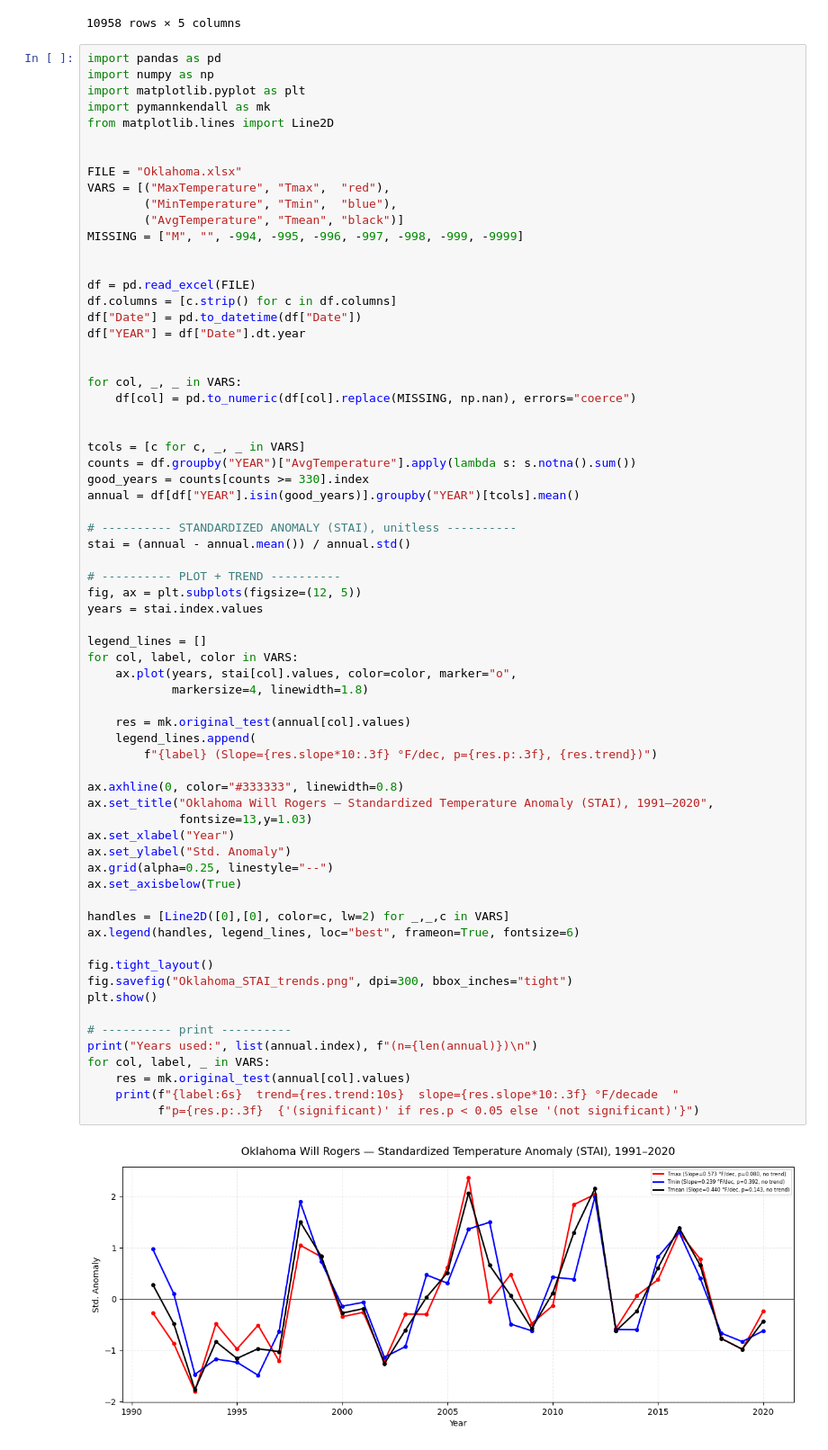
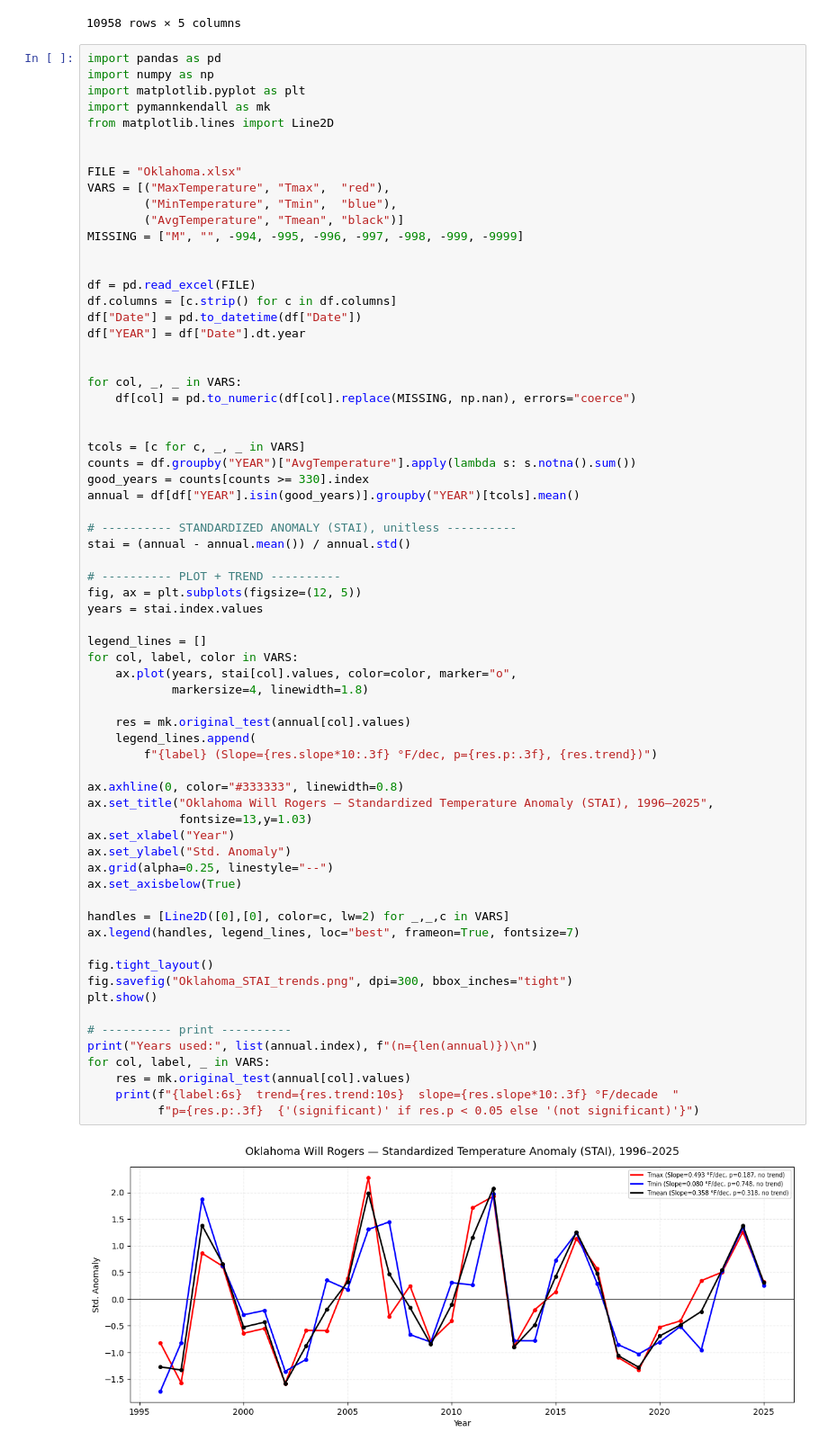
Before and after one commit to damponsah20/FS, a Jupyter notebook: Fact-Sheet_codes.ipynb, the cells around one changed output. Shown at 90% size. Cells and saved outputs as stored; diff of their text form.

```diff
--- a/Fact-Sheet_codes.ipynb
+++ b/Fact-Sheet_codes.ipynb
@@ -420,33 +420,33 @@ years = stai.index.values
 
 legend_lines = []
 for col, label, color in VARS:
     ax.plot(years, stai[col].values, color=color, marker="o",
             markersize=4, linewidth=1.8)
 
     res = mk.original_test(annual[col].values)
     legend_lines.append(
         f"{label} (Slope={res.slope*10:.3f} °F/dec, p={res.p:.3f}, {res.trend})")
 
 ax.axhline(0, color="#333333", linewidth=0.8)
-ax.set_title("Oklahoma Will Rogers — Standardized Temperature Anomaly (STAI), 1991–2020",
+ax.set_title("Oklahoma Will Rogers — Standardized Temperature Anomaly (STAI), 1996–2025",
              fontsize=13,y=1.03)
 ax.set_xlabel("Year")
 ax.set_ylabel("Std. Anomaly")
 ax.grid(alpha=0.25, linestyle="--")
 ax.set_axisbelow(True)
 
 handles = [Line2D([0],[0], color=c, lw=2) for _,_,c in VARS]
-ax.legend(handles, legend_lines, loc="best", frameon=True, fontsize=6)
+ax.legend(handles, legend_lines, loc="best", frameon=True, fontsize=7)
 
 fig.tight_layout()
 fig.savefig("Oklahoma_STAI_trends.png", dpi=300, bbox_inches="tight")
 plt.show()
 
 # ---------- print ----------
 print("Years used:", list(annual.index), f"(n={len(annual)})\n")
 for col, label, _ in VARS:
     res = mk.original_test(annual[col].values)
     print(f"{label:6s}  trend={res.trend:10s}  slope={res.slope*10:.3f} °F/decade  "
           f"p={res.p:.3f}  {'(significant)' if res.p < 0.05 else '(not significant)'}")
 # %% [output]
-[figure, old version]
+[figure, new version]
```
Also changed, not shown: parts of 3 cells of this notebook.
